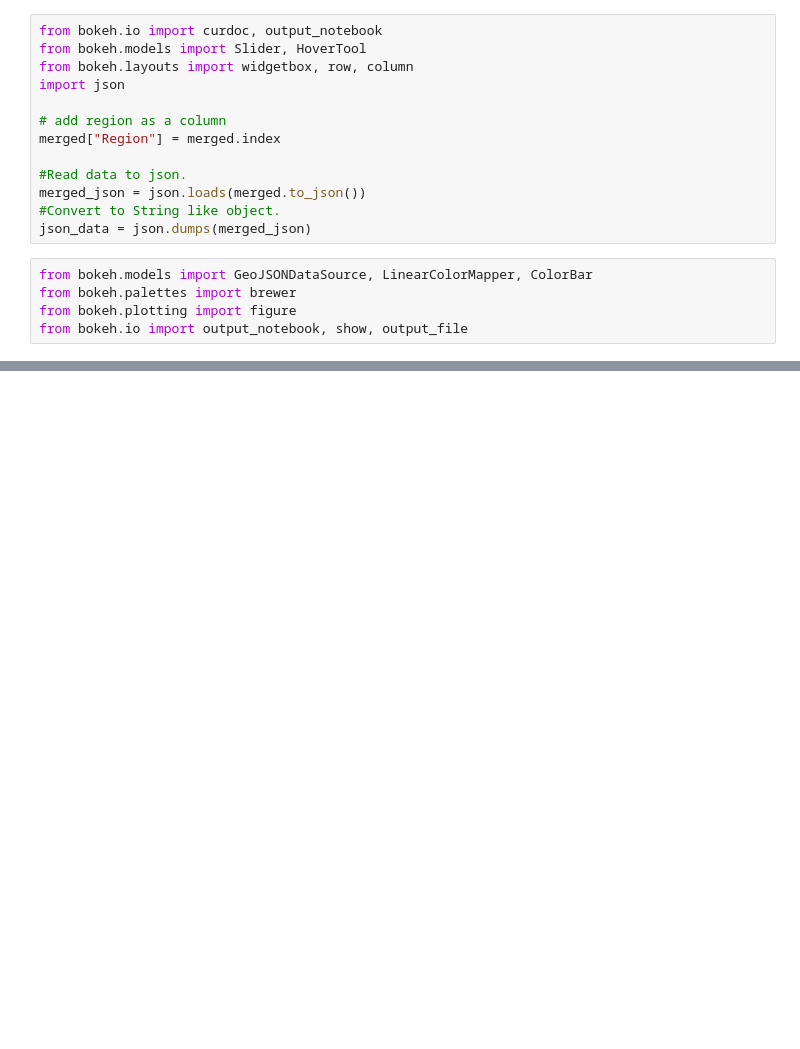
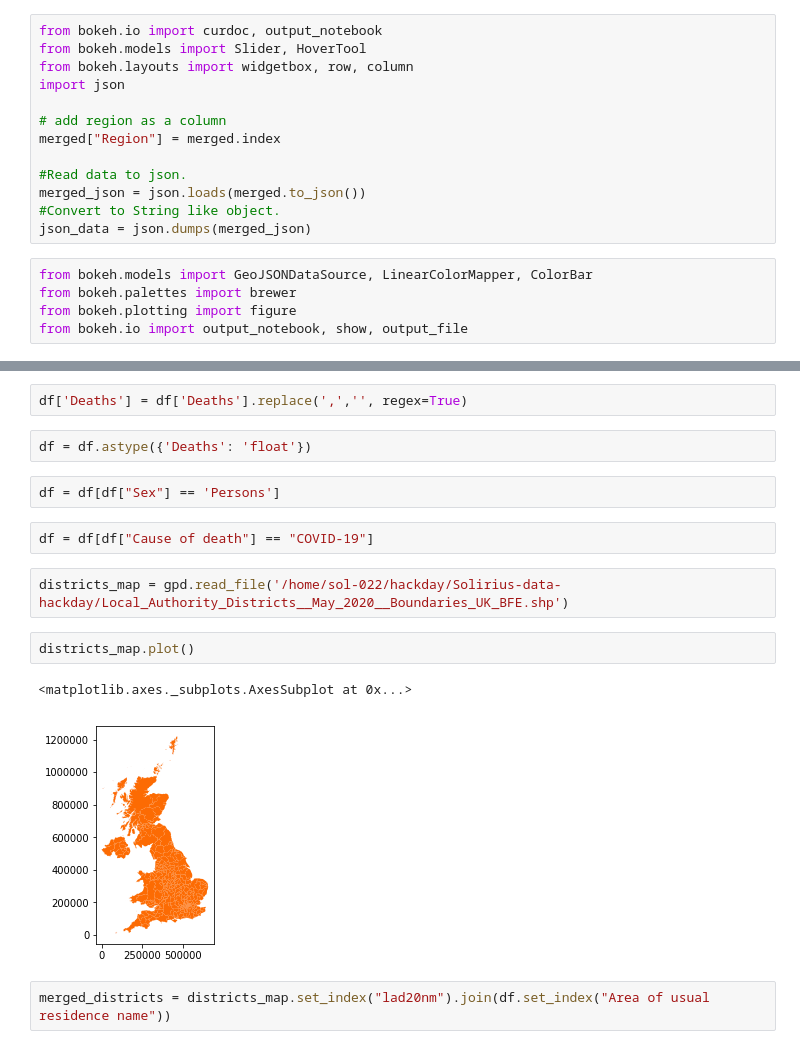
Before and after one commit to harjeetkalsi/Solirius-data-hackday, a Jupyter notebook: initial_analysis.ipynb, the cells around one changed output, grey strips where cells are left out. Saved outputs shown, nothing was run; the diff lists cells and outputs as text; blank space fills up the shorter version.

```diff
--- a/initial_analysis.ipynb
+++ b/initial_analysis.ipynb
@@ -284,0 +287,17 @@ Loading BokehJS ...
+# %%
+df['Deaths'] = df['Deaths'].replace(',','', regex=True)
+# %%
+df = df.astype({'Deaths': 'float'})
+# %%
+df = df[df["Sex"] == 'Persons']
+# %%
+df = df[df["Cause of death"] == "COVID-19"]
+# %%
+districts_map = gpd.read_file('/home/sol-022/hackday/Solirius-data-hackday/Local_Authority_Districts__May_2020__Boundaries_UK_BFE.shp')
+# %%
+districts_map.plot()
+# %% [output]
+<matplotlib.axes._subplots.AxesSubplot at 0x...>
+[figure, added]
+# %%
+merged_districts = districts_map.set_index("lad20nm").join(df.set_index("Area of usual residence name"))
```
Also changed, not shown: parts of 4 cells of this notebook, 7 other files.
